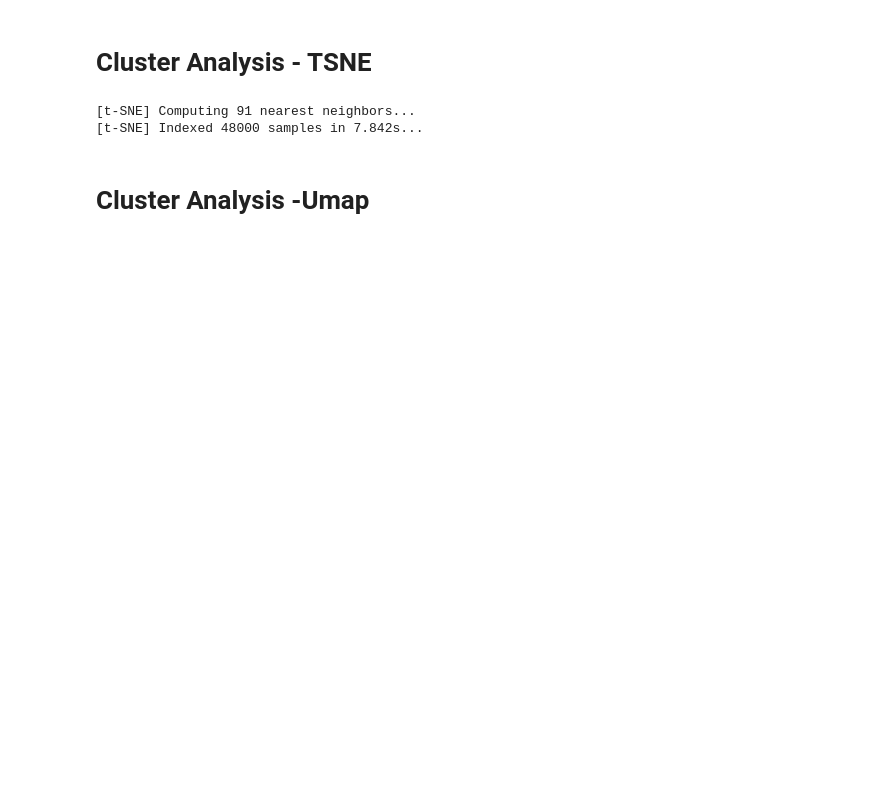
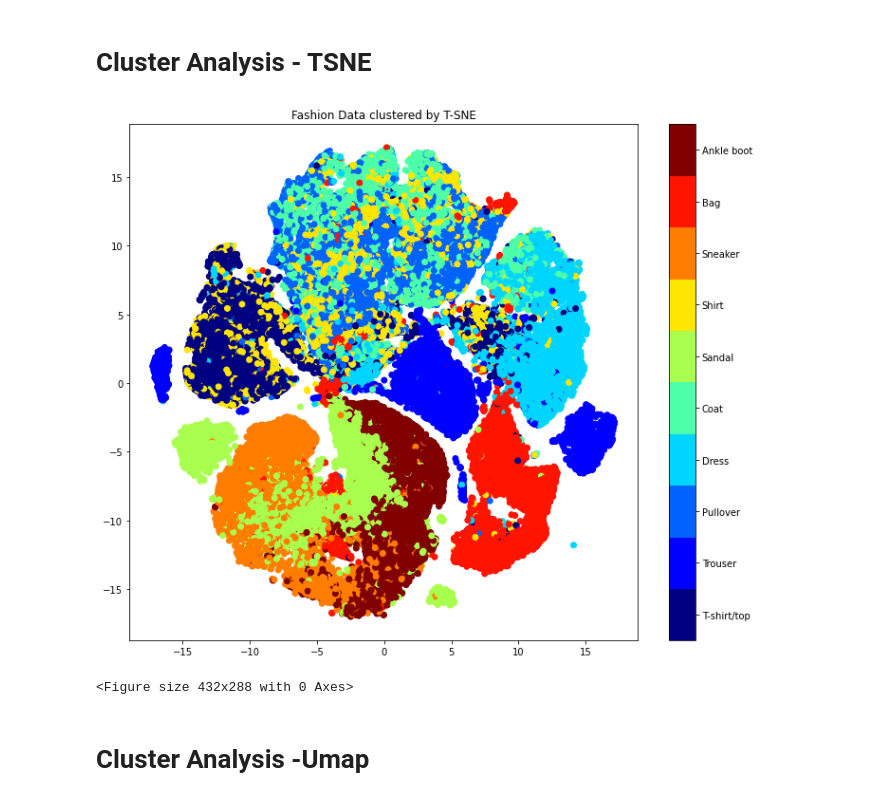
Before and after one commit to vivianah/fashion-mnsit-deeplearning, a Jupyter notebook: notebooks/mnist_fashion_analysis.ipynb, the cells around one changed output. Saved outputs shown, nothing was run; the diff lists cells and outputs as text; code cells hidden in the pictures; blank space fills up the shorter version.

```diff
--- a/notebooks/mnist_fashion_analysis.ipynb
+++ b/notebooks/mnist_fashion_analysis.ipynb
@@ -195,22 +198,22 @@ plt.colorbar();
 # %% [markdown]
 # Cluster Analysis - TSNE
 # %%
-tsne = TSNE(random_state=0, learning_rate=10, n_jobs = -1, verbose=5)
-X_2d = tsne.fit_transform(X_train)
+tsne = TSNE(random_state=0, learning_rate=10, n_jobs = -1, verbose=0)
+X_2d = tsne.fit_transform(X)
-# %% [output]
-[t-SNE] Computing 91 nearest neighbors...
-[t-SNE] Indexed 48000 samples in 7.842s...
 # %%
-clothes = y_train.astype('category').cat.codes
-clothes_label = clothes.apply(true_label)
-
 plt.figure(figsize=(12, 10))
-xs =X_2d[:,0]
-ys=X_2d[:,1]
-plt.scatter(xs, ys, c=y_train, cmap=plt.cm.get_cmap("jet", 10))
-plt.colorbar(ticks=range(10))
-plt.clim(-0.5, 9.5)
+xs = X_2d[:,0]
+ys = X_2d[:,1]
+plt.scatter(xs, ys, c=y, cmap=plt.cm.get_cmap("jet", 10))
+cbar = plt.colorbar(boundaries=np.arange(11)-0.5)
+cbar.set_ticks(np.arange(10))
+cbar.set_ticklabels(target_names)
+plt.title("Fashion Data clustered by T-SNE")
 plt.show()
+plt.savefig(basepath + 'mnist_tsne.jpg')
+# %% [output]
+[figure, added]
+<Figure size 432x288 with 0 Axes>
 # %% [markdown]
 # Cluster Analysis -Umap
 # %%
```
Also changed, not shown: parts of 42 cells of this notebook.
